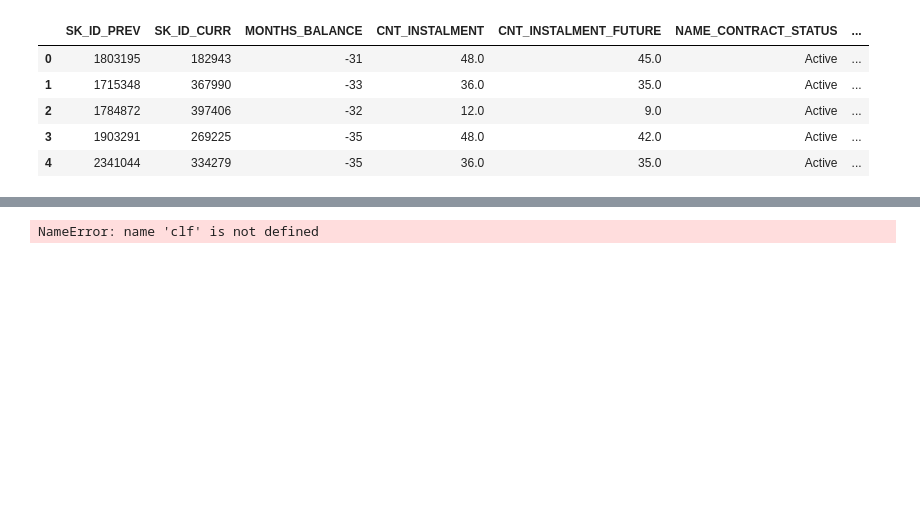
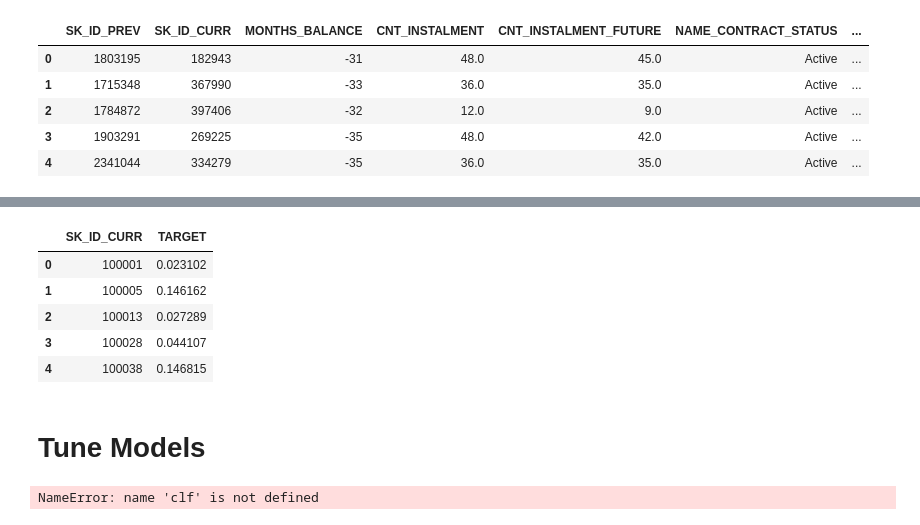
Before and after one commit to hwanghw/dataana, a Jupyter notebook: data_preparation.ipynb, the cells around one changed output, grey strips where cells are left out. Cells and saved outputs as stored; diff of their text form; code cells hidden in the pictures; blank space fills up the shorter version.

```diff
--- a/data_preparation.ipynb
+++ b/data_preparation.ipynb
@@ -481,0 +613,14 @@ array([[  0.00000000e+00,   1.00000000e+00,   0.00000000e+00, ...,
+# %%
+lgb_test_pred_prob = lgb_clf.predict_proba(testX)[:,1]
+log_test_pred_prob = log_clf.predict_proba(testX_imp)[:,1]
+rnd_test_pred_prob = rnd_clf.predict_proba(testX_imp)[:,1]
+xgb_test_pred_prob = xgb_clf.predict_proba(testX)[:,1]
+# %%
+seclvl_test = np.concatenate(( np.array([log_test_pred_prob]).T,
+                               np.array([rnd_test_pred_prob]).T,
+                               np.array([xgb_test_pred_prob]).T,
+                               np.array([lgb_test_pred_prob]).T,
+                             ), axis=1)
+
+test_prob = gbm_level2.predict_proba(seclvl_test)[:,1]
+test_prob
@@ -481,0 +630,5 @@ array([[  0.00000000e+00,   1.00000000e+00,   0.00000000e+00, ...,
+# %%
+resultset=data[data['is_test'] == 1]['SK_ID_CURR'].values
+resultset=pd.DataFrame(resultset)
+resultset.columns=['SK_ID_CURR']
+resultset.head()
@@ -481,0 +646,4 @@ array([[  0.00000000e+00,   1.00000000e+00,   0.00000000e+00, ...,
+# %%
+test_prob_df=pd.DataFrame(test_prob)
+
+test_prob_df.head()
@@ -481,0 +657,10 @@ array([[  0.00000000e+00,   1.00000000e+00,   0.00000000e+00, ...,
+# %%
+resultset['TARGET']=test_prob_df[0]
+resultset.head()
+# %% [output]
+|  | SK_ID_CURR | TARGET |
+| 0 | 100001 | 0.023102 |
+| 1 | 100005 | 0.146162 |
+| 2 | 100013 | 0.027289 |
+| 3 | 100028 | 0.044107 |
+| 4 | 100038 | 0.146815 |
@@ -482,3 +669,5 @@ array([[  0.00000000e+00,   1.00000000e+00,   0.00000000e+00, ...,
+# %% [markdown]
+# Tune Models
 # %%
 log_clf = LogisticRegression(penalty='l1',
                              C=1, random_state=27)
```
Also changed, not shown: parts of 73 cells of this notebook.
